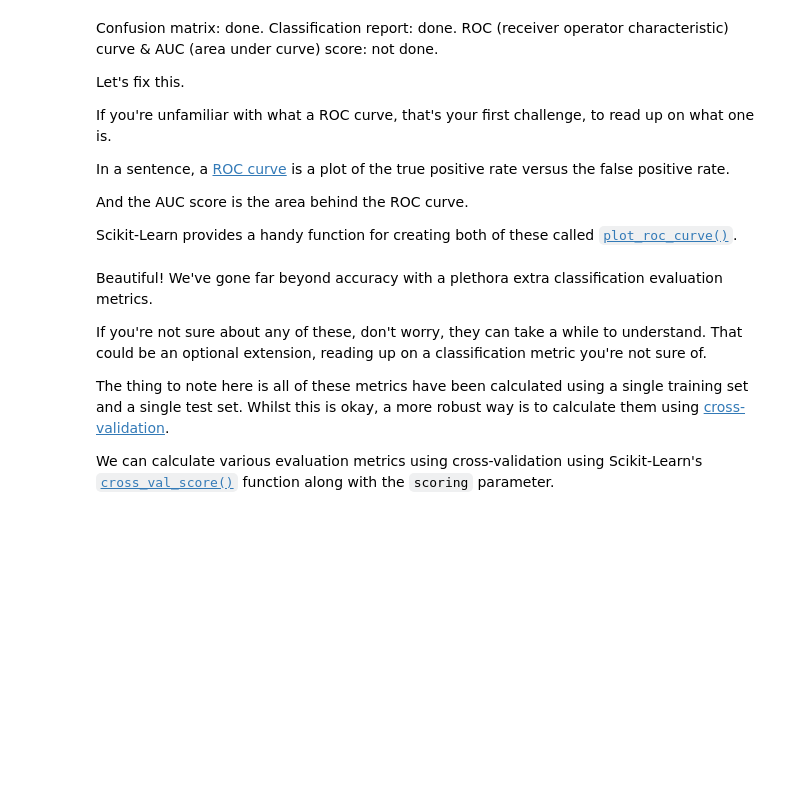
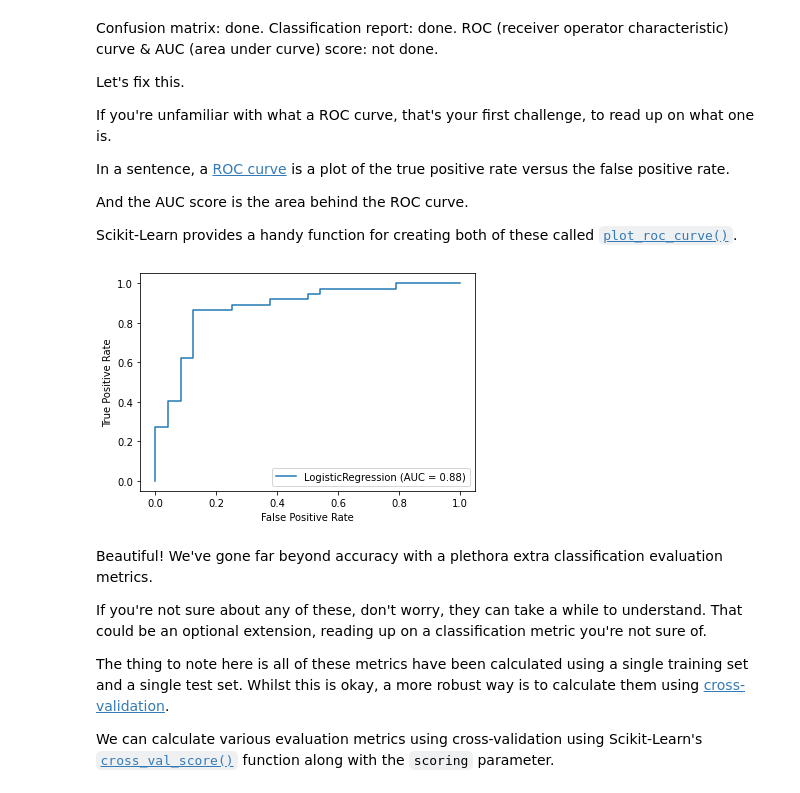
Before and after one commit to tiffx/Data_Science_and_Machine_Learning, a Jupyter notebook: scikit-learn-exercises.ipynb, the cells around one changed output. Cells and saved outputs as stored; diff of their text form; code cells hidden in the pictures; blank space fills up the shorter version.

```diff
--- a/scikit-learn-exercises.ipynb
+++ b/scikit-learn-exercises.ipynb
@@ -442,7 +448,9 @@ And the AUC score is the area behind the ROC curve.
 Scikit-Learn provides a handy function for creating both of these called [`plot_roc_curve()`](https://scikit-learn.org/stable/modules/generated/sklearn.metrics.plot_roc_curve.html).
 # %%
 # Plot a ROC curve using our current machine learning model using plot_roc_curve
-###
+plot_roc_curve(clf, X_test, y_test);
+# %% [output]
+[figure, added]
 # %% [markdown]
 Beautiful! We've gone far beyond accuracy with a plethora extra classification evaluation metrics.
 
```
Also changed, not shown: parts of 45 cells of this notebook, 1 other file.
